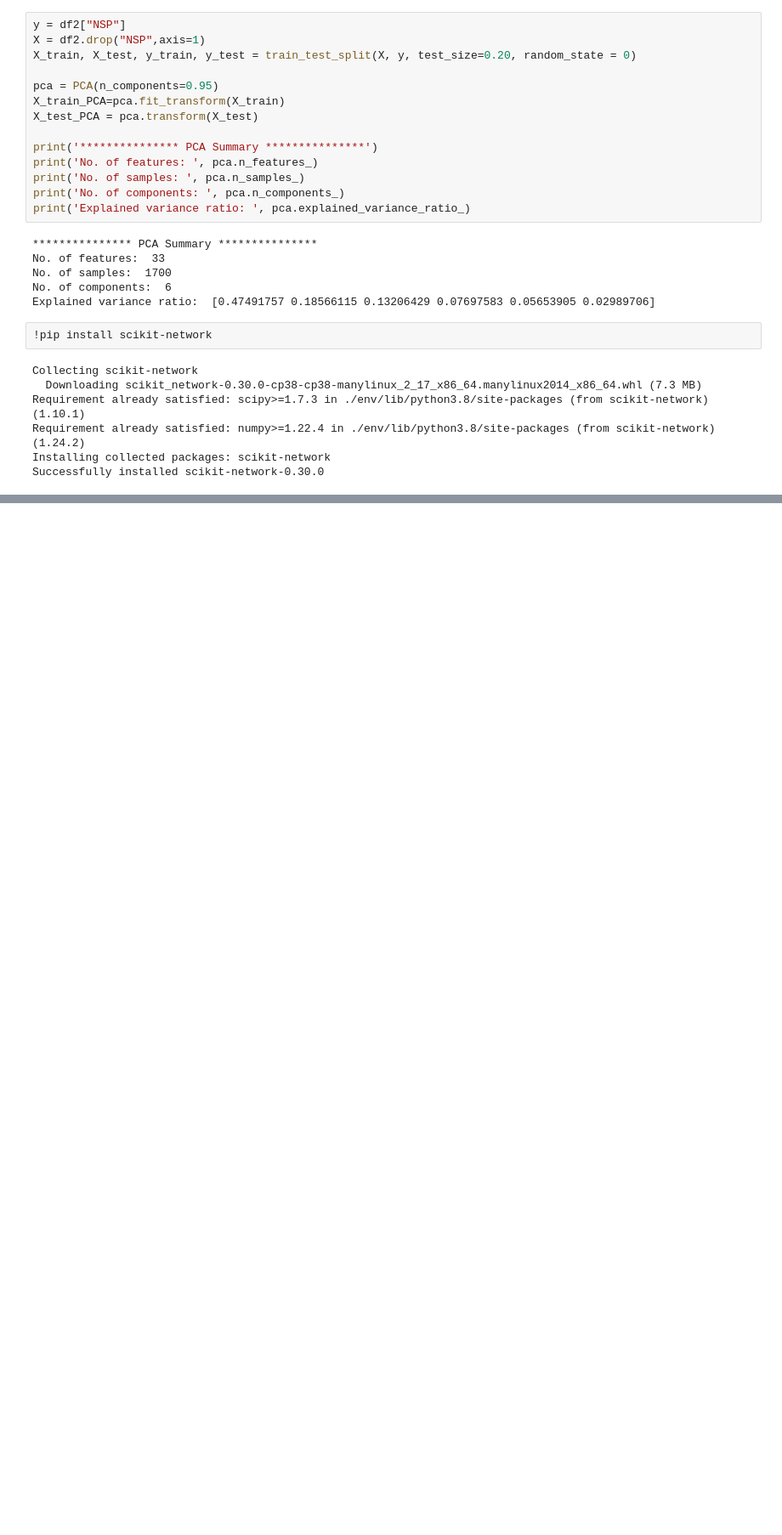
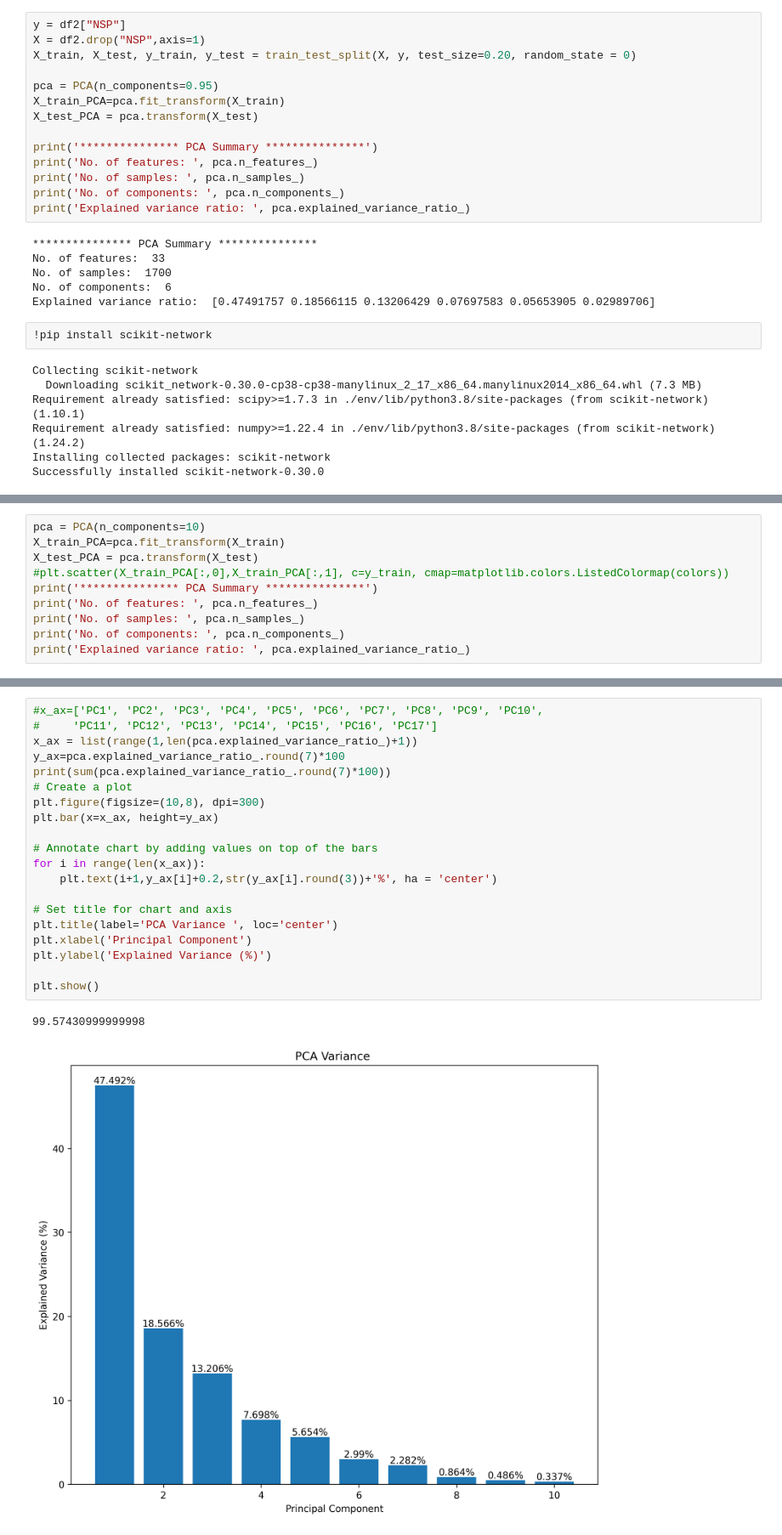
Before and after one commit to almusawiaf/CMSC635Project, a Jupyter notebook: Project_test.ipynb, the cells around one changed output, grey strips where cells are left out. Shown at 85% size. Cells and saved outputs as stored; diff of their text form; blank space fills up the shorter version.

```diff
--- a/Project_test.ipynb
+++ b/Project_test.ipynb
@@ -515,0 +1065,10 @@ len(spectral.predict(adjacency_vector))
+# %%
+pca = PCA(n_components=10)
+X_train_PCA=pca.fit_transform(X_train)
+X_test_PCA = pca.transform(X_test)
+#plt.scatter(X_train_PCA[:,0],X_train_PCA[:,1], c=y_train, cmap=matplotlib.colors.ListedColormap(colors))
+print('*************** PCA Summary ***************')
+print('No. of features: ', pca.n_features_)
+print('No. of samples: ', pca.n_samples_)
+print('No. of components: ', pca.n_components_)
+print('Explained variance ratio: ', pca.explained_variance_ratio_)
@@ -515,0 +1082,23 @@ len(spectral.predict(adjacency_vector))
+# %%
+#x_ax=['PC1', 'PC2', 'PC3', 'PC4', 'PC5', 'PC6', 'PC7', 'PC8', 'PC9', 'PC10',
+#     'PC11', 'PC12', 'PC13', 'PC14', 'PC15', 'PC16', 'PC17']
+x_ax = list(range(1,len(pca.explained_variance_ratio_)+1))
+y_ax=pca.explained_variance_ratio_.round(7)*100
+print(sum(pca.explained_variance_ratio_.round(7)*100))
+# Create a plot
+plt.figure(figsize=(10,8), dpi=300)
+plt.bar(x=x_ax, height=y_ax)
+
+# Annotate chart by adding values on top of the bars
+for i in range(len(x_ax)):
+    plt.text(i+1,y_ax[i]+0.2,str(y_ax[i].round(3))+'%', ha = 'center')
+
+# Set title for chart and axis
+plt.title(label='PCA Variance ', loc='center')
+plt.xlabel('Principal Component')
+plt.ylabel('Explained Variance (%)')
+
+plt.show()
+# %% [output]
+99.57430999999998
+[figure, added]
```
Also changed, not shown: parts of 22 cells of this notebook.
